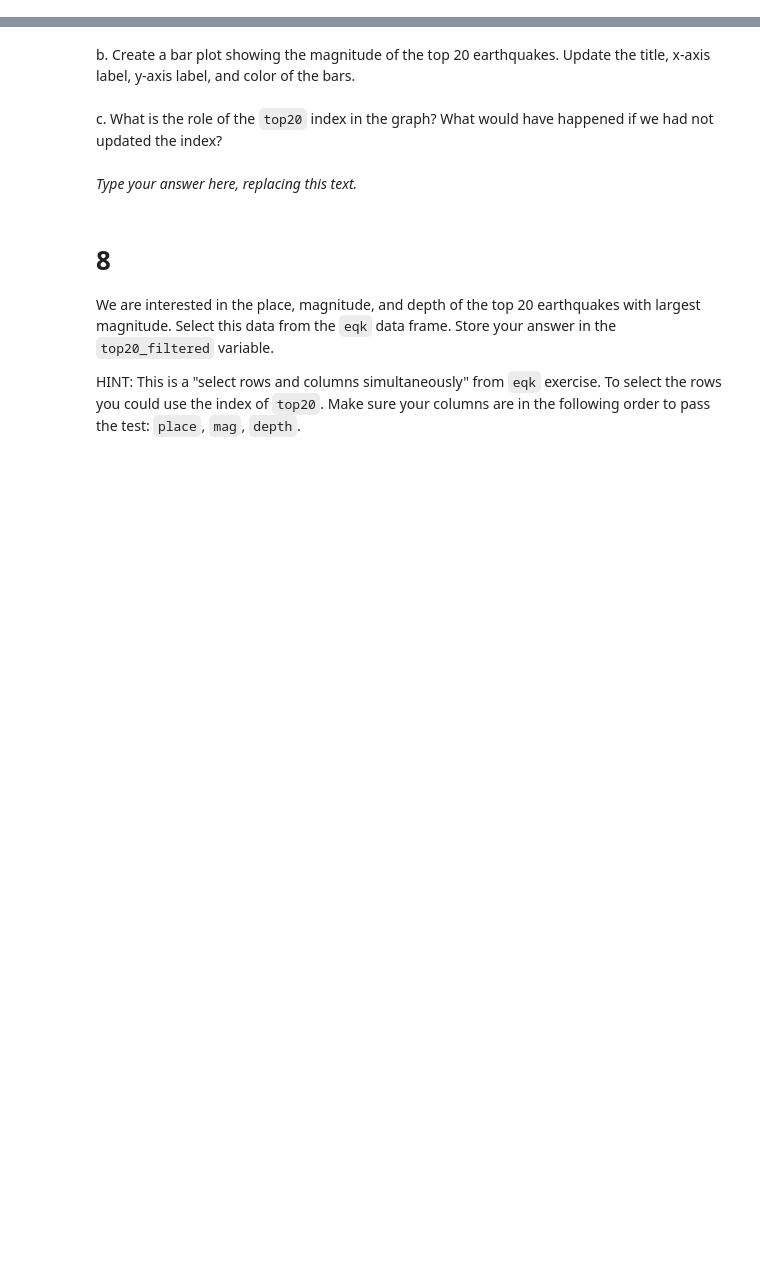
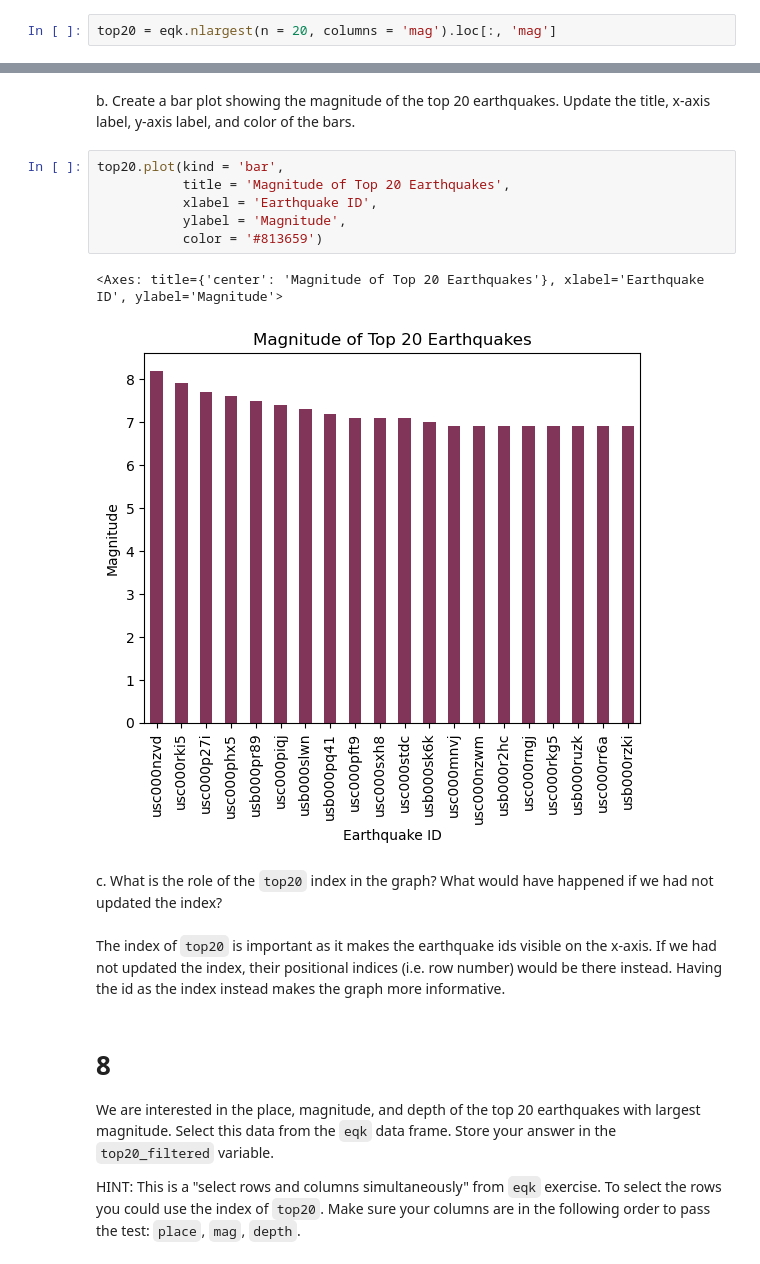
Before and after one commit to edengonzalezz/eds220-hwk1, a Jupyter notebook: task3/hwk1-task3-earthquakes.ipynb, the cells around one changed output, grey strips where cells are left out. Cells and saved outputs as stored; diff of their text form; blank space fills up the shorter version.

```diff
--- a/task3/hwk1-task3-earthquakes.ipynb
+++ b/task3/hwk1-task3-earthquakes.ipynb
@@ -216,3 +218,5 @@ top20 = ...
+# %%
+top20 = eqk.nlargest(n = 20, columns = 'mag').loc[:, 'mag']
 # %%
 # View the dataframe
 top20
@@ -245,14 +246,23 @@ q7_a results:
 <!-- BEGIN QUESTION -->
 
 b. Create a bar plot showing the magnitude of the top 20 earthquakes. Update the title, x-axis label, y-axis label, and color of the bars.
+# %%
+top20.plot(kind = 'bar',
+           title = 'Magnitude of Top 20 Earthquakes',
+           xlabel = 'Earthquake ID',
+           ylabel = 'Magnitude',
+           color = '#813659')
+# %% [output]
+<Axes: title={'center': 'Magnitude of Top 20 Earthquakes'}, xlabel='Earthquake ID', ylabel='Magnitude'>
+[figure, added]
 # %% [markdown]
 <!-- END QUESTION -->
 
 <!-- BEGIN QUESTION -->
 
 c. What is the role of the `top20` index in the graph? What would have happened if we had not updated the index?
-# %% [markdown]
-_Type your answer here, replacing this text._
+# %% [markdown]
+The index of `top20` is important as it makes the earthquake ids visible on the x-axis. If we had not updated the index, their positional indices (i.e. row number) would be there instead. Having the id as the index instead makes the graph more informative.
 # %% [markdown]
 <!-- END QUESTION -->
 
```
Also changed, not shown: parts of 14 cells of this notebook.
